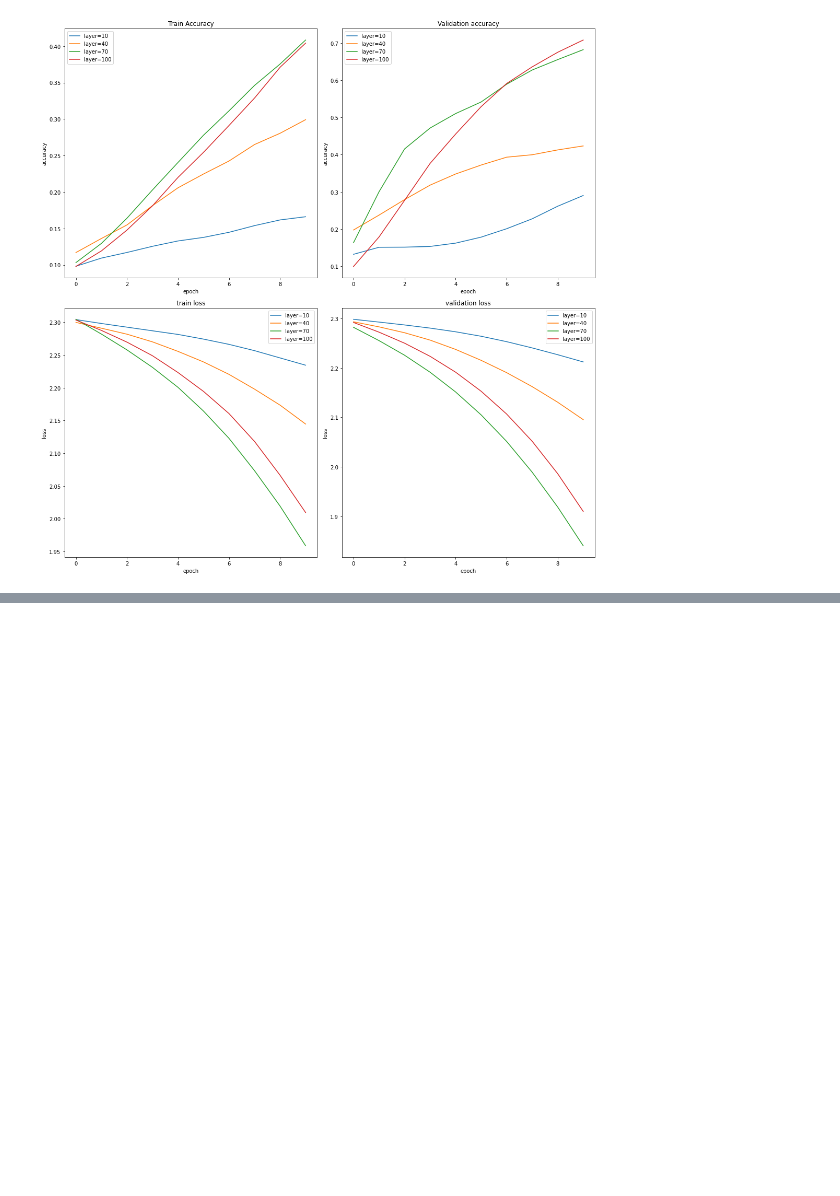
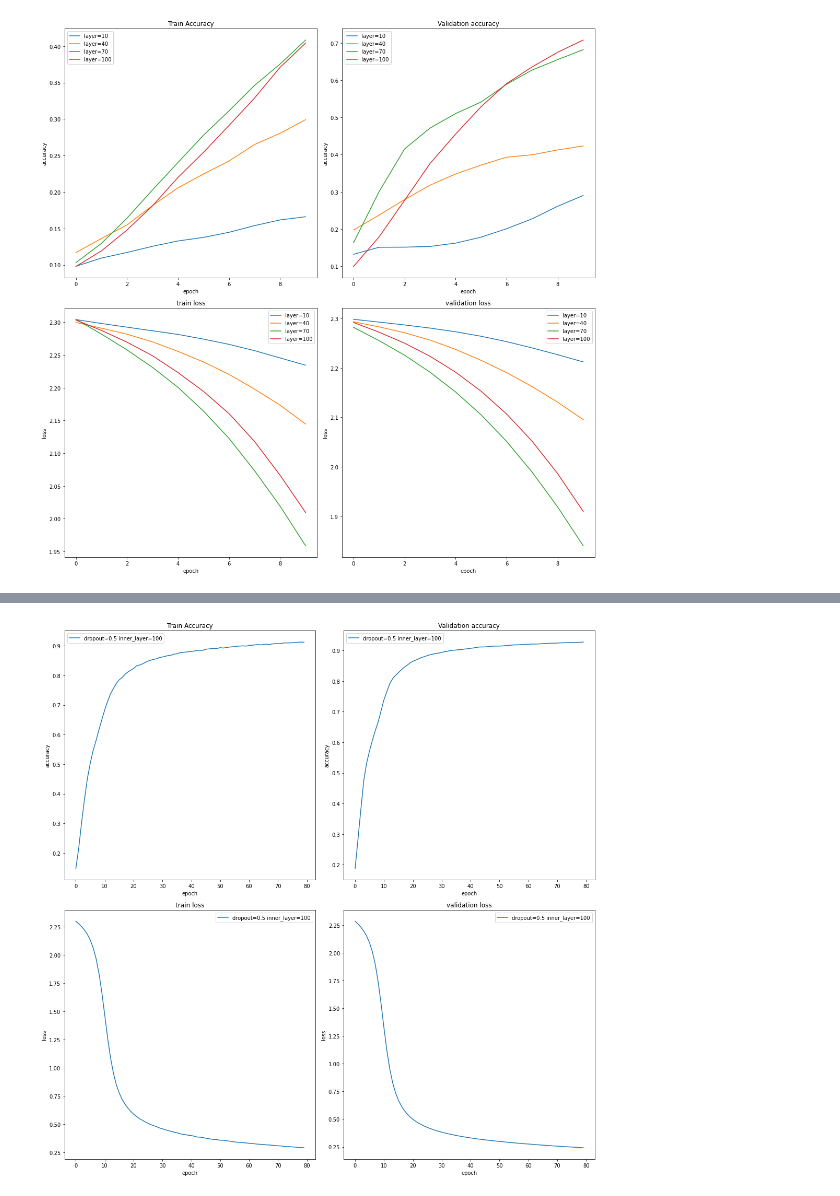
Before and after one commit to alejomaar/Machine-Learning-Zoomcamp, a Jupyter notebook: Capstone 1/notebook.ipynb, the cells around one changed output, grey strips where cells are left out. Saved outputs shown, nothing was run; the diff lists cells and outputs as text; code cells hidden in the pictures; blank space fills up the shorter version.

```diff
--- a/Capstone 1/notebook.ipynb
+++ b/Capstone 1/notebook.ipynb
@@ -370,0 +213,3 @@ for ind,drop_rate in enumerate([0.0,0.25,0.5]):
+# %%
+model = get_model_small(dropout=0.1,inner_layer=100)
+history = model_train(model,num_epoch=80,version='model_v2')
@@ -370,0 +234,4 @@ for ind,drop_rate in enumerate([0.0,0.25,0.5]):
+# %%
+plot_history([{'history':history.history,'label':f'dropout={dropout} inner_layer={100}'}])
+# %% [output]
+[figure, added]
```
Also changed, not shown: parts of 30 cells of this notebook, 6 other files.
